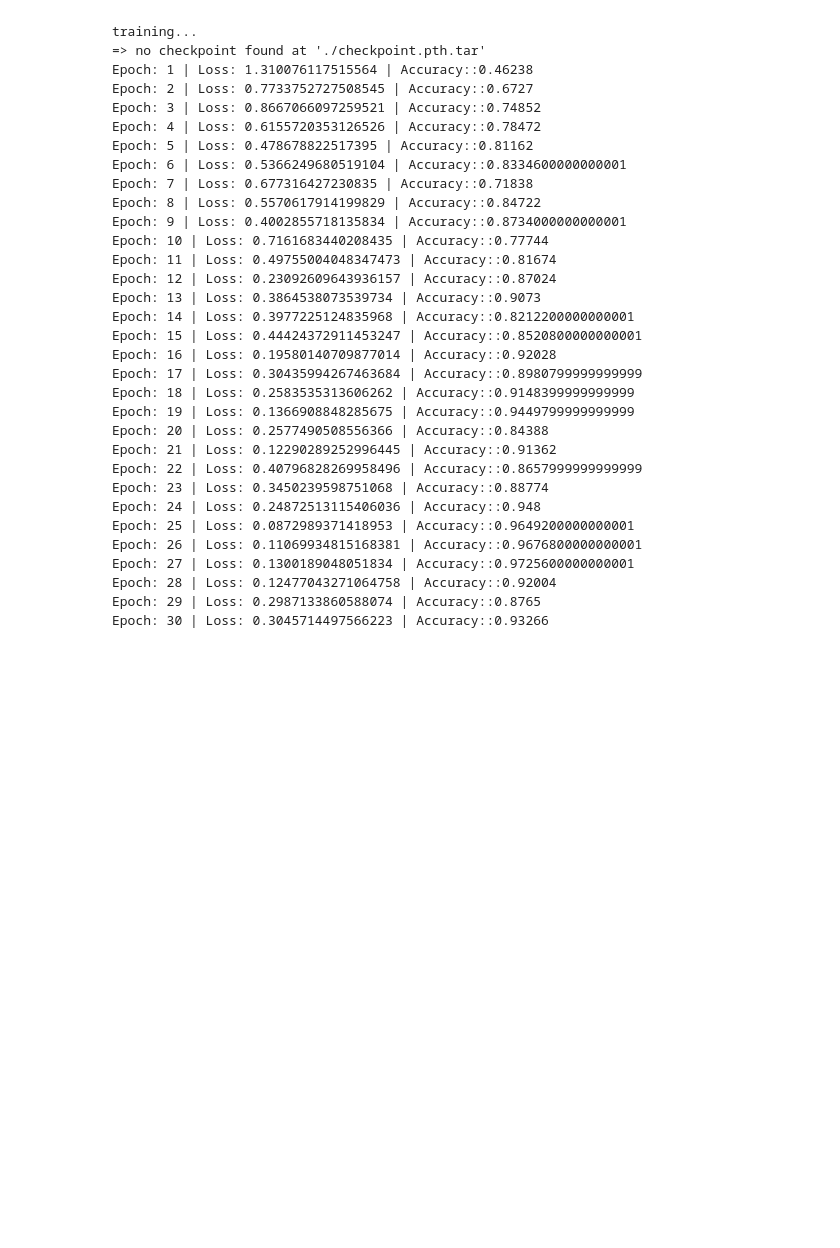
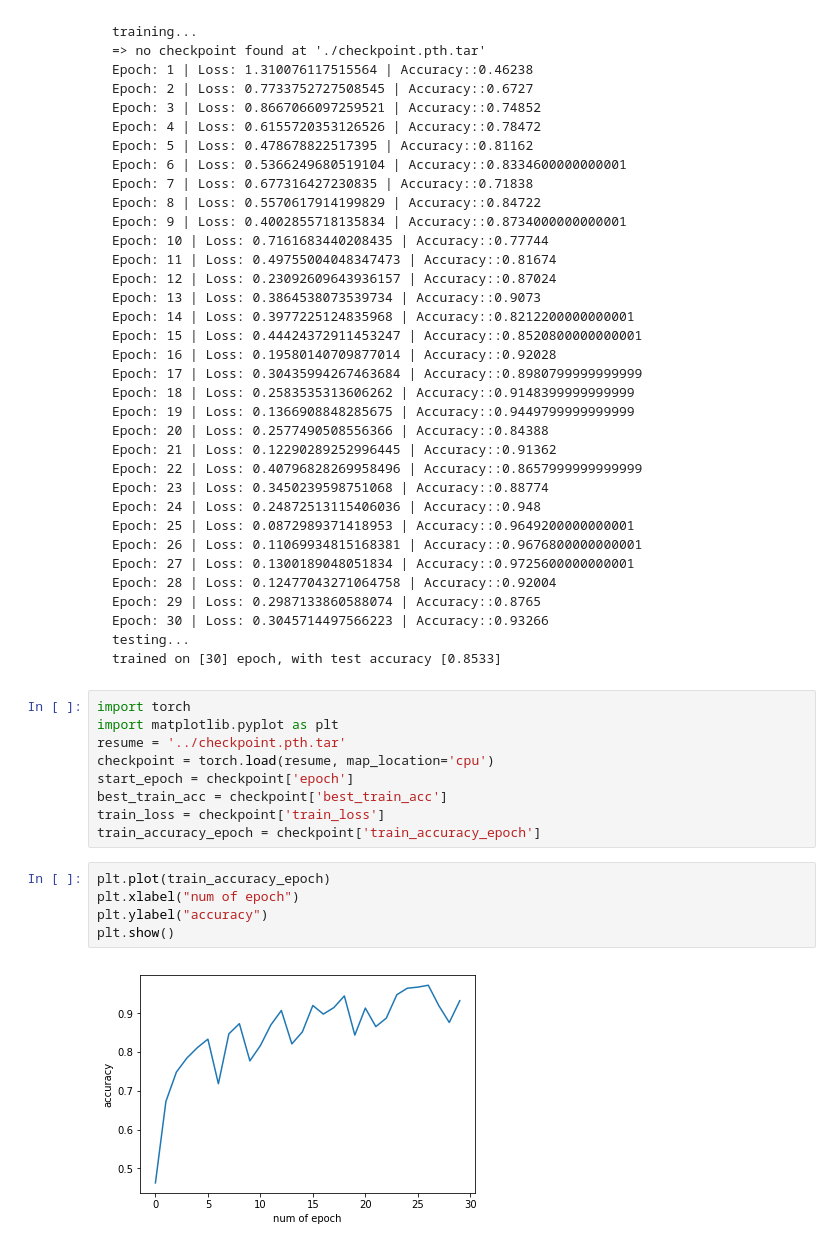
Before and after one commit to Yutong-Dai/codes-for-courses, a Jupyter notebook: Python_IE534/hw3/submitted/report.ipynb, the cells around one changed output. Saved outputs shown, nothing was run; the diff lists cells and outputs as text; blank space fills up the shorter version.

```diff
--- a/Python_IE534/hw3/submitted/report.ipynb
+++ b/Python_IE534/hw3/submitted/report.ipynb
@@ -32,3 +61,21 @@
     Epoch: 28 | Loss: 0.12477043271064758 | Accuracy::0.92004
     Epoch: 29 | Loss: 0.2987133860588074 | Accuracy::0.8765
     Epoch: 30 | Loss: 0.3045714497566223 | Accuracy::0.93266
+    testing...
+    trained on [30] epoch, with test accuracy [0.8533]
+# %%
+import torch
+import matplotlib.pyplot as plt
+resume = '../checkpoint.pth.tar'
+checkpoint = torch.load(resume, map_location='cpu')
+start_epoch = checkpoint['epoch']
+best_train_acc = checkpoint['best_train_acc']
+train_loss = checkpoint['train_loss']
+train_accuracy_epoch = checkpoint['train_accuracy_epoch']
+# %%
+plt.plot(train_accuracy_epoch)
+plt.xlabel("num of epoch")
+plt.ylabel("accuracy")
+plt.show()
+# %% [output]
+[figure, added]
```
Also changed, not shown: parts of 4 cells of this notebook, 1 other file.
